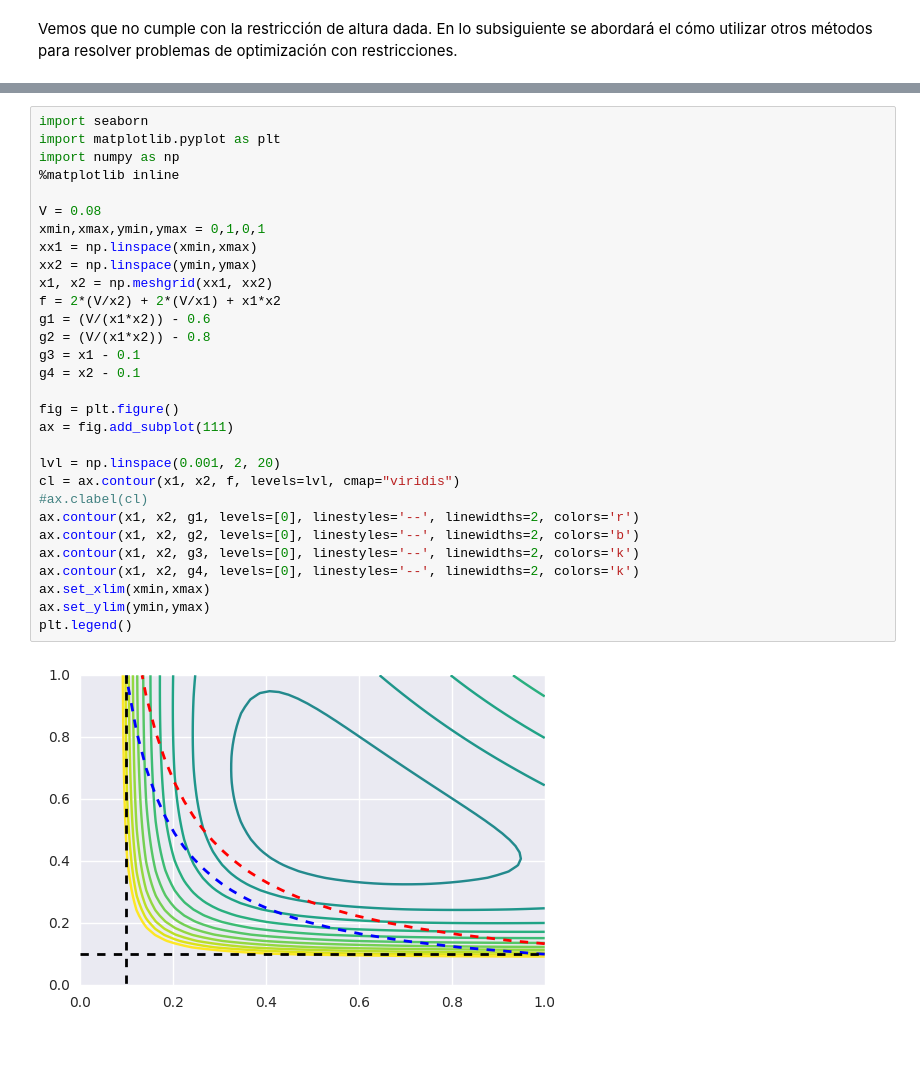
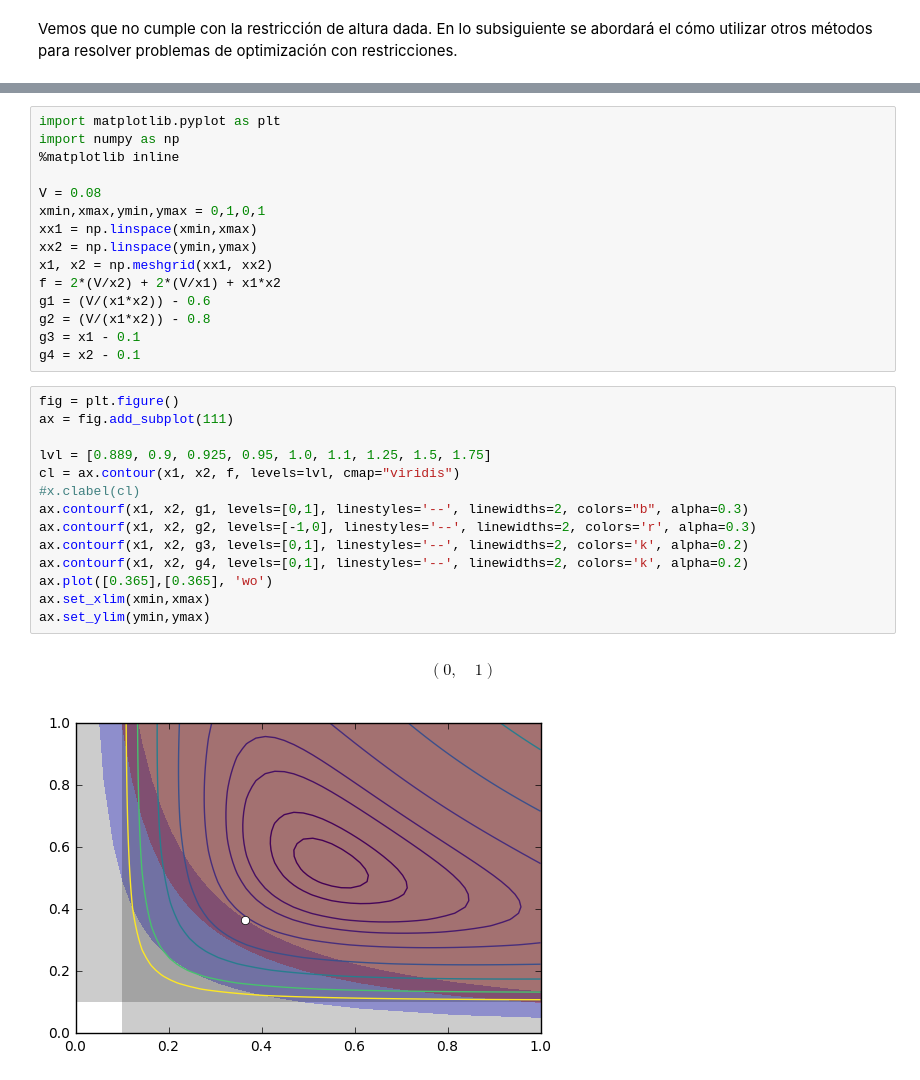
Before and after one commit to numython/numython.github.io, a Jupyter notebook: posts/resolviendo-problemas-de-optimizacion-con-python.ipynb, the cells around one changed output, grey strips where cells are left out. Saved outputs shown, nothing was run; the diff lists cells and outputs as text; blank space fills up the shorter version.

```diff
--- a/posts/resolviendo-problemas-de-optimizacion-con-python.ipynb
+++ b/posts/resolviendo-problemas-de-optimizacion-con-python.ipynb
@@ -122,5 +129,4 @@ Vemos que no cumple con la restricción de altura dada. En lo subsiguiente se ab
 # %%
-import seaborn
 import matplotlib.pyplot as plt
 import numpy as np
 %matplotlib inline
@@ -135,19 +141,20 @@ g1 = (V/(x1*x2)) - 0.6
 g2 = (V/(x1*x2)) - 0.8
 g3 = x1 - 0.1
 g4 = x2 - 0.1
-
-fig = plt.figure()
-ax = fig.add_subplot(111)
-
-lvl = np.linspace(0.001, 2, 20)
-cl = ax.contour(x1, x2, f, levels=lvl, cmap="viridis")
-#ax.clabel(cl)
-ax.contour(x1, x2, g1, levels=[0], linestyles='--', linewidths=2, colors='r')
-ax.contour(x1, x2, g2, levels=[0], linestyles='--', linewidths=2, colors='b')
-ax.contour(x1, x2, g3, levels=[0], linestyles='--', linewidths=2, colors='k')
-ax.contour(x1, x2, g4, levels=[0], linestyles='--', linewidths=2, colors='k')
-ax.set_xlim(xmin,xmax)
-ax.set_ylim(ymin,ymax)
-plt.legend()
-# %% [output]
-[figure, removed]
+# %%
+fig = plt.figure()
+ax = fig.add_subplot(111)
+
+lvl = [0.889, 0.9, 0.925, 0.95, 1.0, 1.1, 1.25, 1.5, 1.75]
+cl = ax.contour(x1, x2, f, levels=lvl, cmap="viridis")
+#x.clabel(cl)
+ax.contourf(x1, x2, g1, levels=[0,1], linestyles='--', linewidths=2, colors="b", alpha=0.3)
+ax.contourf(x1, x2, g2, levels=[-1,0], linestyles='--', linewidths=2, colors='r', alpha=0.3)
+ax.contourf(x1, x2, g3, levels=[0,1], linestyles='--', linewidths=2, colors='k', alpha=0.2)
+ax.contourf(x1, x2, g4, levels=[0,1], linestyles='--', linewidths=2, colors='k', alpha=0.2)
+ax.plot([0.365],[0.365], 'wo')
+ax.set_xlim(xmin,xmax)
+ax.set_ylim(ymin,ymax)
+# %% [output]
+$$\left ( 0, \quad 1\right )$$
+[figure, added]
```
Also changed, not shown: parts of 5 cells of this notebook, 32 other files.
